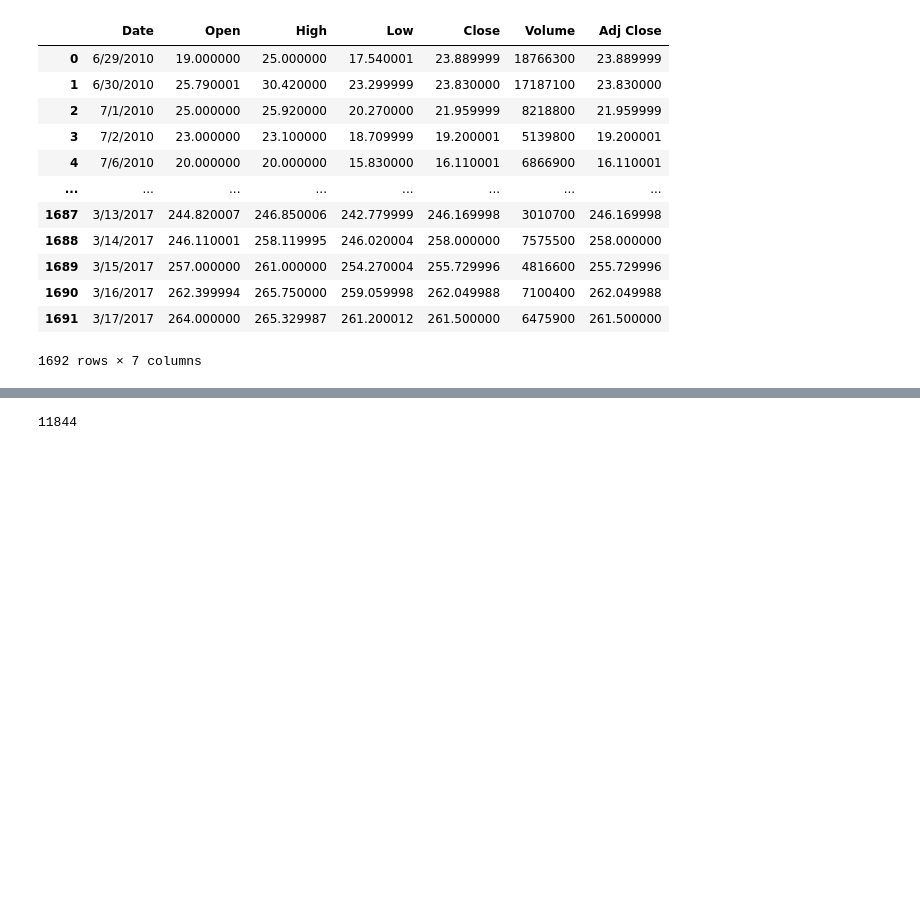
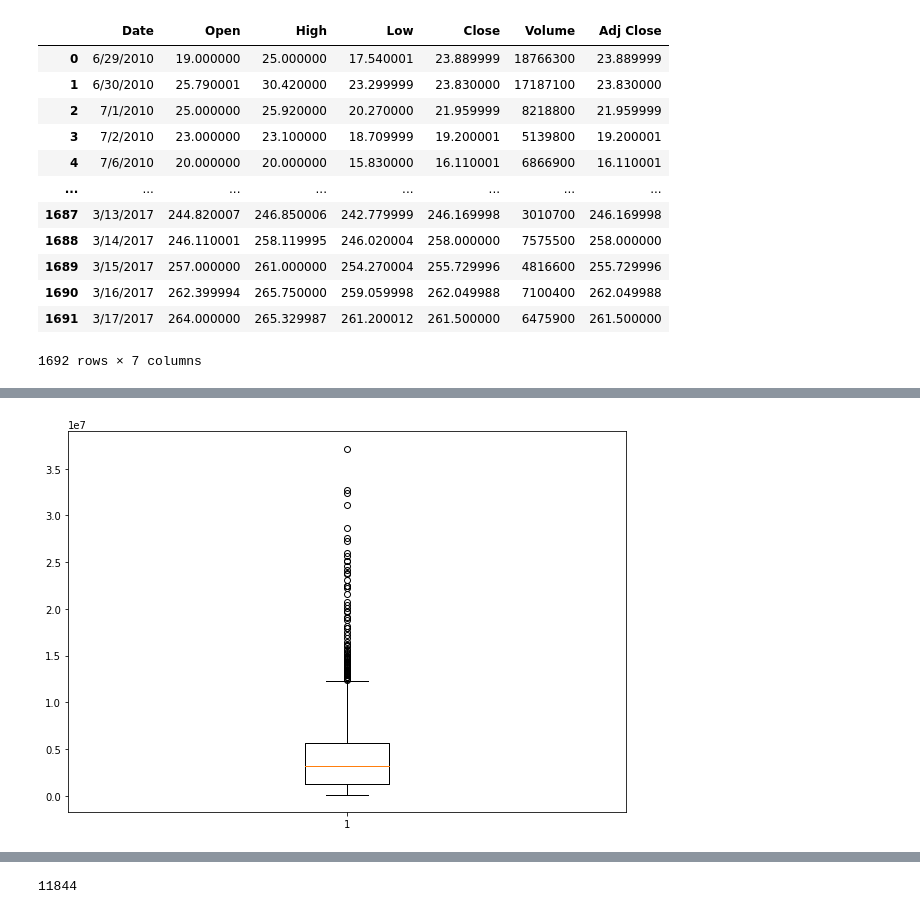
Before and after one commit to aruninimz/ML_Assignment2_IT19139318_IT19142692_-IT19127774_IT19033938, a Jupyter notebook: Stock_Prediction_LinearRegression.ipynb, the cells around one changed output, grey strips where cells are left out. Drawn from its saved outputs; the diff is of its cells as text; code cells hidden in the pictures; blank space fills up the shorter version.

```diff
--- a/Stock_Prediction_LinearRegression.ipynb
+++ b/Stock_Prediction_LinearRegression.ipynb
@@ -33,0 +67,11 @@ dataSet
+# %%
+
+fig = plt.figure(figsize =(10, 7))
+
+# Creating plot
+plt.boxplot(dataSet['Volume'])
+
+# show plot
+plt.show()
+# %% [output]
+[figure, added]
```
Also changed, not shown: parts of 25 cells of this notebook.
